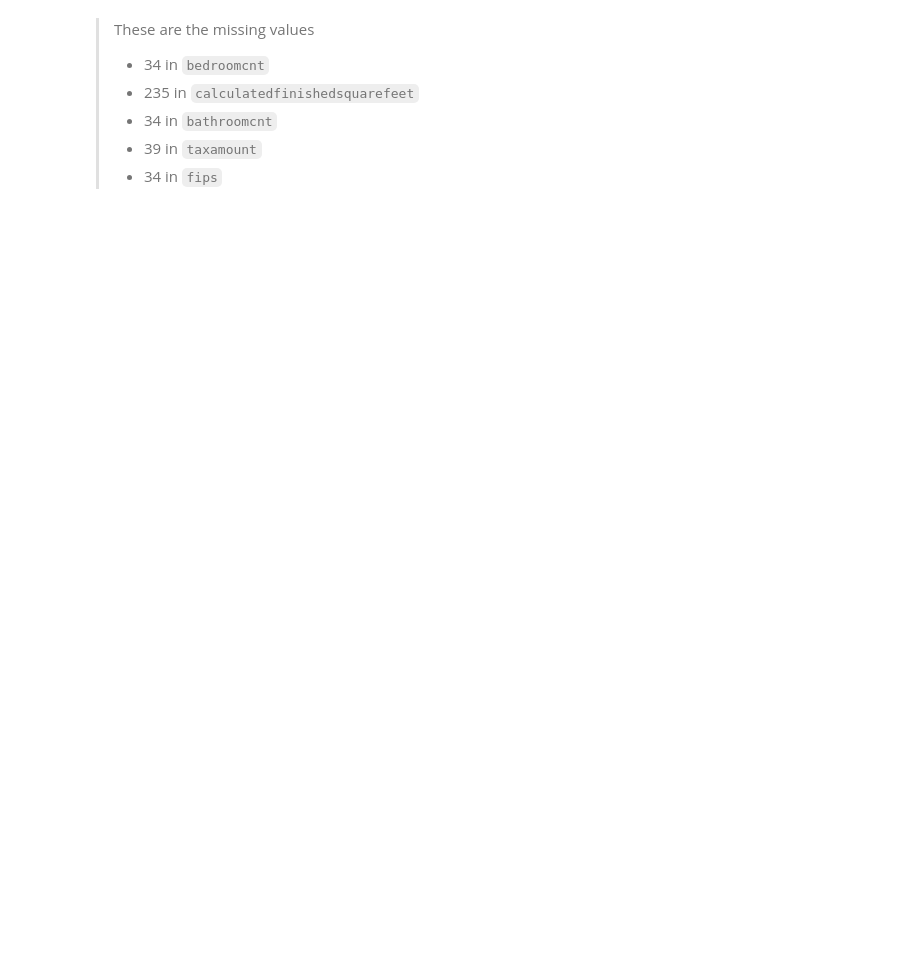
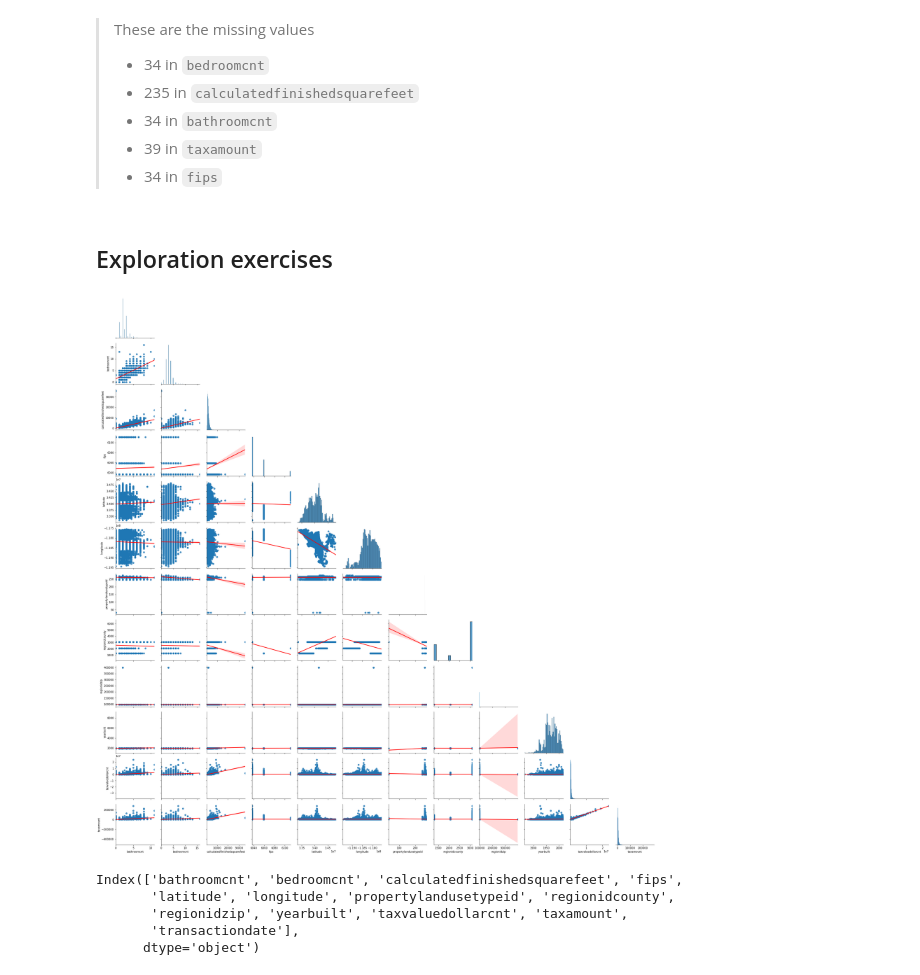
Before and after one commit to mariamnaqvi/predicting_property_values, a Jupyter notebook: scratchpad.ipynb, the cells around one changed output. Drawn from its saved outputs; the diff is of its cells as text; code cells hidden in the pictures; blank space fills up the shorter version.

```diff
--- a/scratchpad.ipynb
+++ b/scratchpad.ipynb
@@ -33,0 +46,7 @@ memory usage: 4.1 MB
+# %%
+def split_zillow(df):
+    train, test = train_test_split(df, train_size=0.8, random_state=123)
+    train, validate = train_test_split(train, train_size=0.7, random_state=123)
+    return train, validate, test
+# %%
+train, validate, test = split_zillow(df)
@@ -62,3 +90,5 @@ Name: fips, dtype: int64
 > - 34 in `bathroomcnt`
 > - 39 in `taxamount`
 > - 34 in `fips`
+# %% [markdown]
+## Exploration exercises
@@ -64,0 +112,19 @@ Name: fips, dtype: int64
+# %%
+def plot_variable_pairs(df):
+    new_df = df
+    cols = new_df.columns.to_list()
+    # show pairwise relationships
+    sns.pairplot(new_df[cols], corner=True, kind="reg", plot_kws={'line_kws':{'color':'red'}})
+    plt.show()
+# %%
+plot_variable_pairs(train)
+# %% [output]
+[figure, added]
+# %%
+train.columns
+# %% [output]
+Index(['bathroomcnt', 'bedroomcnt', 'calculatedfinishedsquarefeet', 'fips',
+       'latitude', 'longitude', 'propertylandusetypeid', 'regionidcounty',
+       'regionidzip', 'yearbuilt', 'taxvaluedollarcnt', 'taxamount',
+       'transactiondate'],
+      dtype='object')
```
Also changed, not shown: parts of 11 cells of this notebook.
